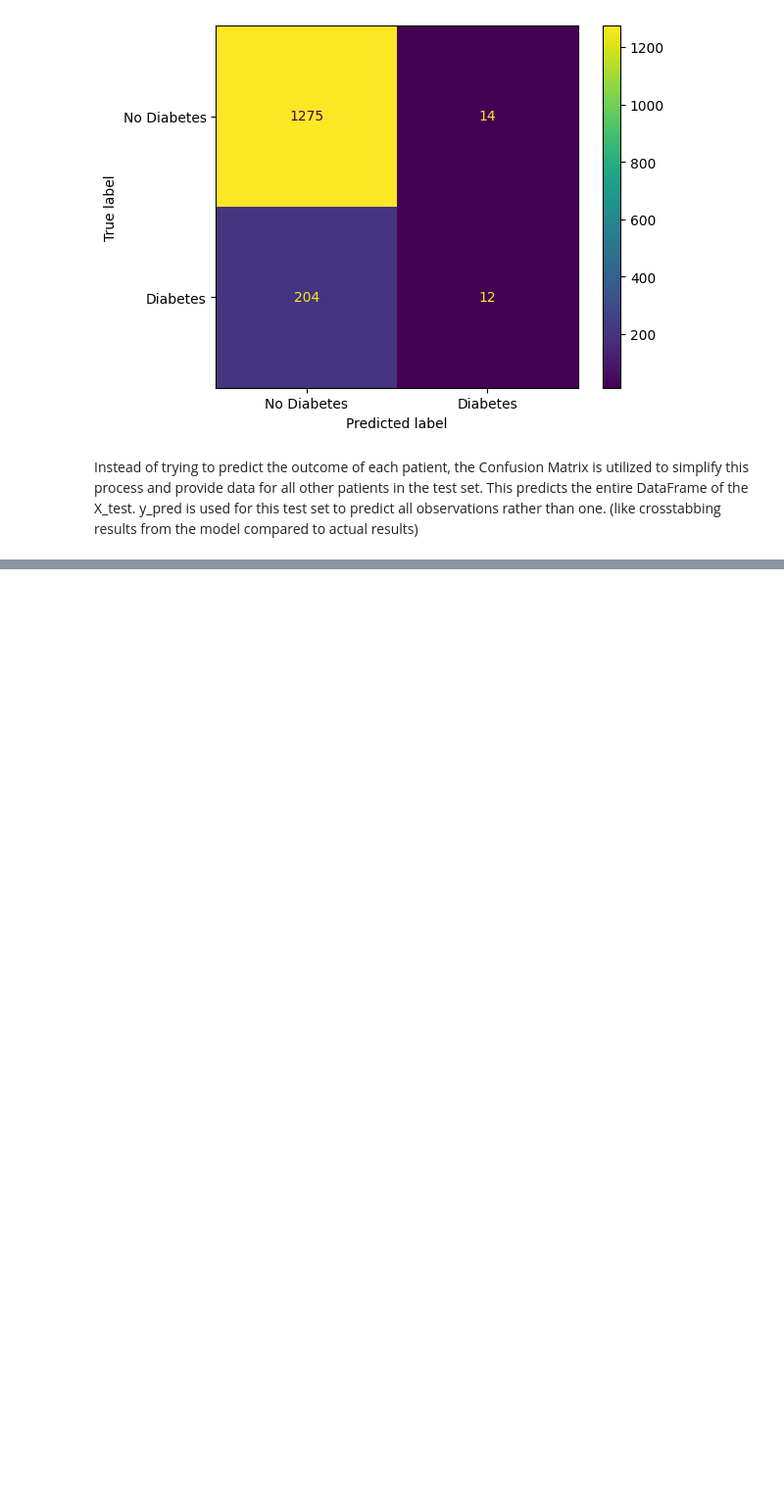
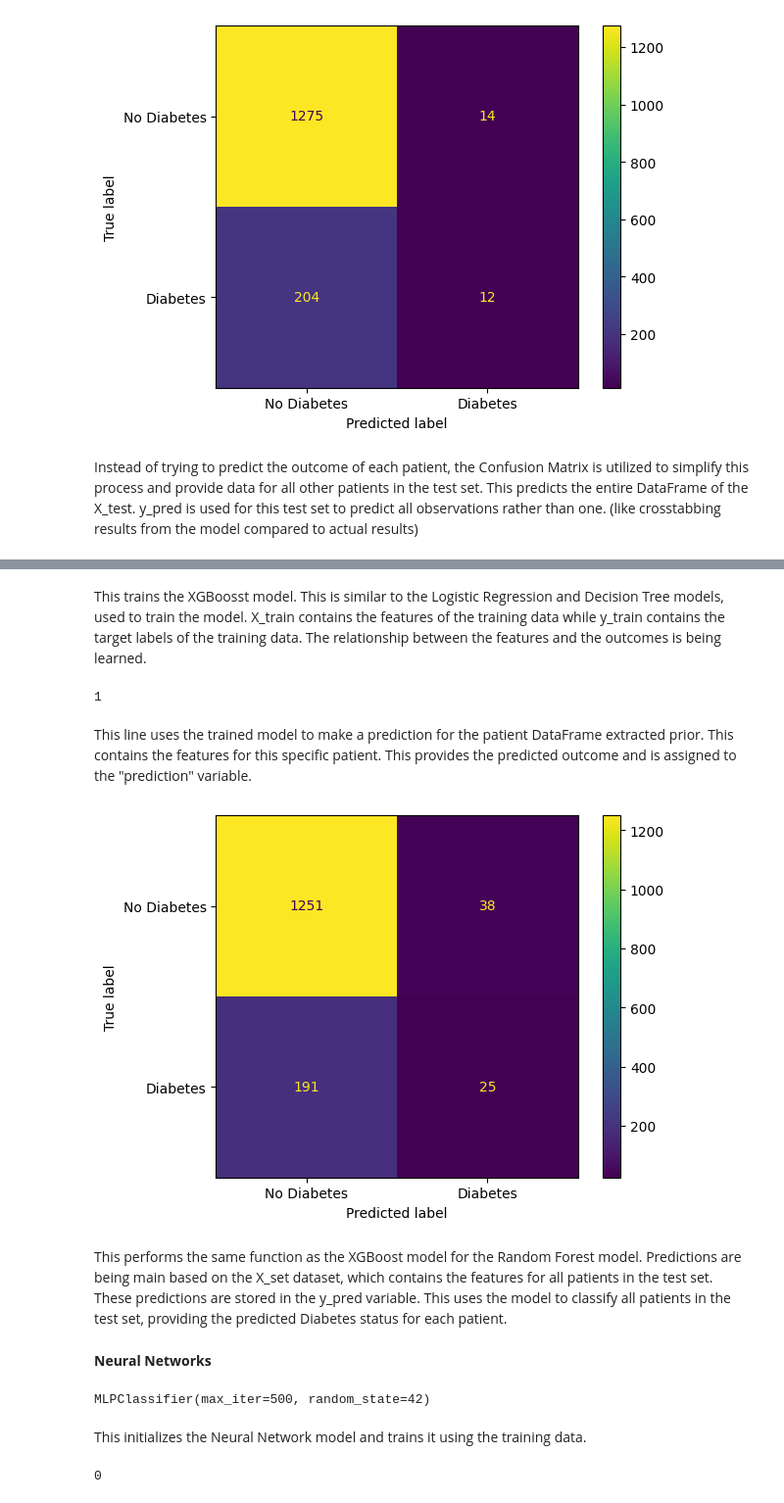
Before and after one commit to aamirahpersaud/DSC_110, a Jupyter notebook: week9_prediction.ipynb, the cells around one changed output, grey strips where cells are left out. Shown at 98% size. Cells and saved outputs as stored; diff of their text form; code cells hidden in the pictures; blank space fills up the shorter version.

```diff
--- a/week9_prediction.ipynb
+++ b/week9_prediction.ipynb
@@ -206,0 +258,3 @@ Instead of trying to predict the outcome of each patient, the Confusion Matrix i
+# %%
+xgb = XGBClassifier(random_state=42)
+xgb.fit(X_train, y_train)
@@ -206,0 +273,33 @@ Instead of trying to predict the outcome of each patient, the Confusion Matrix i
+# %% [markdown]
+This trains the XGBoosst model. This is similar to the Logistic Regression and Decision Tree models, used to train the model. X_train contains the features of the training data while y_train contains the target labels of the training data. The relationship between the features and the outcomes is being learned.
+# %%
+#Get the prediction for the patient we've been tracking through
+prediction = xgb.predict(patient)[0]
+print(prediction)
+# %% [output]
+1
+# %% [markdown]
+This line uses the trained model to make a prediction for the patient DataFrame extracted prior. This contains the features for this specific patient. This provides the predicted outcome and is assigned to the "prediction" variable.
+# %%
+y_pred = xgb.predict(X_test)
+ConfusionMatrixDisplay.from_predictions(y_test, y_pred, display_labels=['No Diabetes', 'Diabetes'])
+plt.show()
+# %% [output]
+[figure, added]
+# %% [markdown]
+This performs the same function as the XGBoost model for the Random Forest model. Predictions are being main based on the X_set dataset, which contains the features for all patients in the test set. These predictions are stored in the y_pred variable. This uses the model to classify all patients in the test set, providing the predicted Diabetes status for each patient.
+# %% [markdown]
+**Neural Networks**
+# %%
+nn = MLPClassifier(random_state=42, max_iter=500)
+nn.fit(X_train, y_train)
+# %% [output]
+MLPClassifier(max_iter=500, random_state=42)
+# %% [markdown]
+This initializes the Neural Network model and trains it using the training data.
+# %%
+#Get the prediction for the patient we've been tracking throughout
+prediction = nn.predict(patient)[0]
+print(prediction)
+# %% [output]
+0
```
Also changed, not shown: parts of 19 cells of this notebook.
